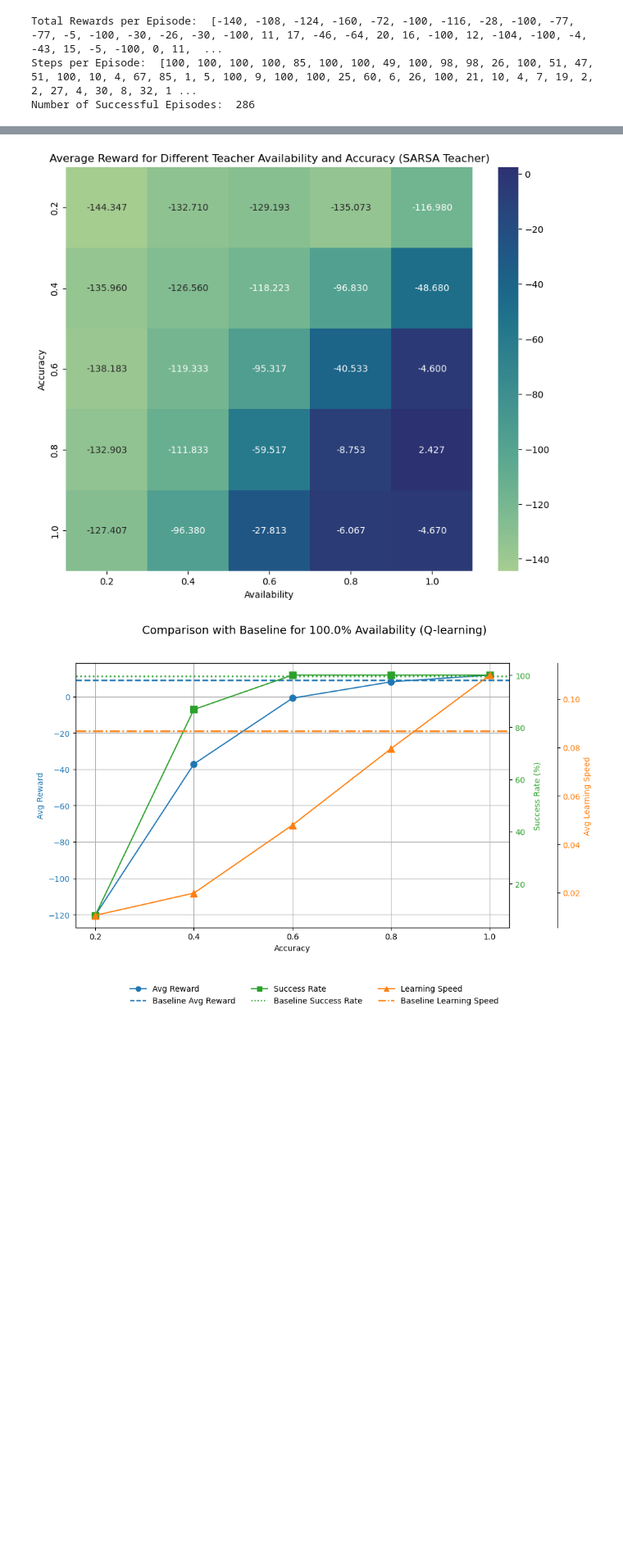
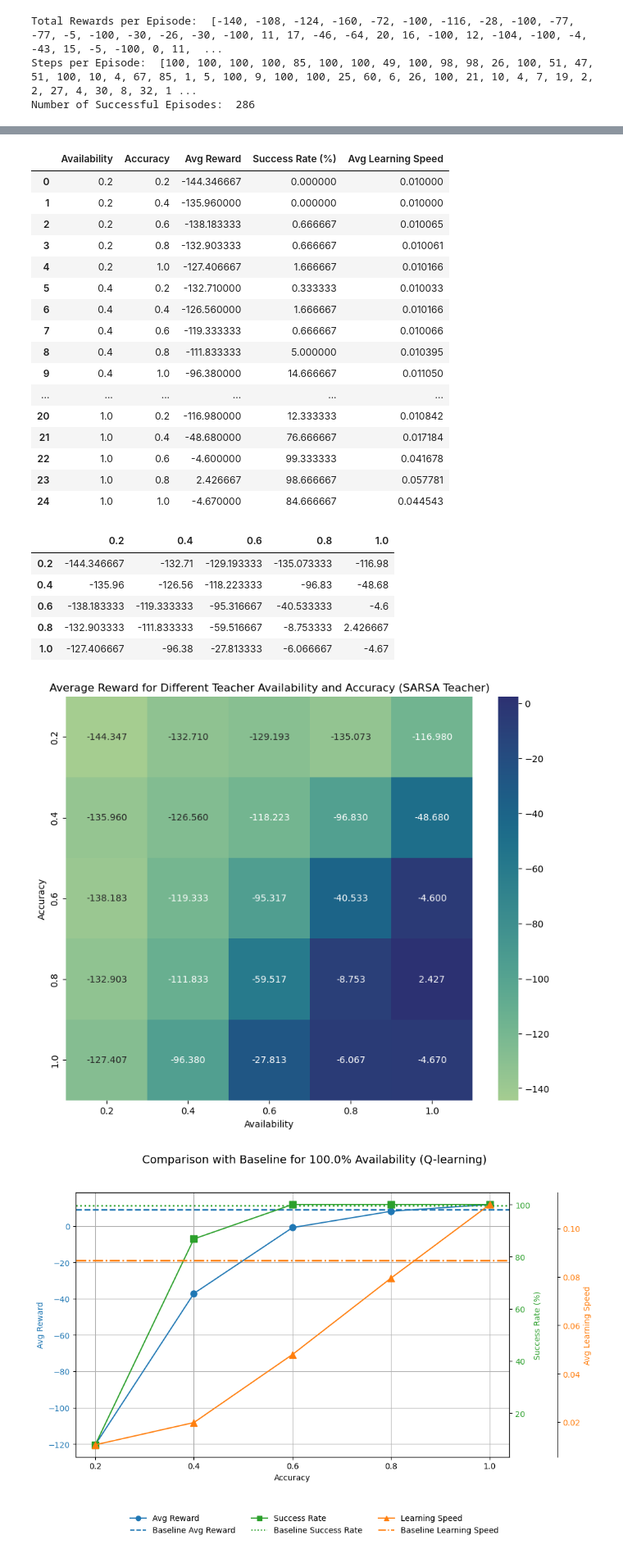
Before and after one commit to namtran3103/UNSWAI2, a Jupyter notebook: assignment2.ipynb, the cells around one changed output, grey strips where cells are left out. Shown: that part at 82% size. Cells and saved outputs as stored; diff of their text form; code cells hidden in the pictures; blank space fills up the shorter version.

```diff
--- a/assignment2.ipynb
+++ b/assignment2.ipynb
@@ -424,33 +448,59 @@ def studentSarsaTraining(a,b):
 
     # Calculate metrics
     successRateStudS = calculateSuccessRate(successfulEpStudS, maxEpisodesS)
     averageRewardPerEpStudS = calculateAverageRewardPerEpisode(totalRewardsPerEpStudS)
     averageLearningSpeedStudS = calculateAverageLearningSpeed(stepsPerEpStudS)
 
     dataFrameSarsa.loc[len(dataFrameSarsa)] = [a, b, averageRewardPerEpStudS, successRateStudS, averageLearningSpeedStudS]
     # flip b and a because index is accuracy and column is availability
     dataFrameHeatSarsa.loc[b,a] = averageRewardPerEpStudS
 
 
 for a in availability:
     for b in accuracy:
         studentSarsaTraining(a, b)
 
 envS.close()
 
+display(dataFrameSarsa)
+display(dataFrameHeatSarsa)
+
 # Save the dataframes to csv
 dataFrameSarsa.to_csv('dataFrameSarsa.csv', index=False)
 
 # Convert the data frame to numeric values for heatmap
 dataFrameHeatSarsa = dataFrameHeatSarsa.apply(pd.to_numeric)
 # Plot the heatmap
 plt.figure(figsize=(10, 8))
 sn.heatmap(dataFrameHeatSarsa, annot=True, fmt=".3f", cmap="crest")
 plt.title("Average Reward for Different Teacher Availability and Accuracy (SARSA Teacher)")
 plt.xlabel("Availability")
 plt.ylabel("Accuracy")
 plt.show()
 # %% [output]
+|  | Availability | Accuracy | Avg Reward | Success Rate (%) | Avg Learning Speed |
+| 0 | 0.2 | 0.2 | -144.346667 | 0.000000 | 0.010000 |
+| 1 | 0.2 | 0.4 | -135.960000 | 0.000000 | 0.010000 |
+| 2 | 0.2 | 0.6 | -138.183333 | 0.666667 | 0.010065 |
+| 3 | 0.2 | 0.8 | -132.903333 | 0.666667 | 0.010061 |
+| 4 | 0.2 | 1.0 | -127.406667 | 1.666667 | 0.010166 |
+| 5 | 0.4 | 0.2 | -132.710000 | 0.333333 | 0.010033 |
+| 6 | 0.4 | 0.4 | -126.560000 | 1.666667 | 0.010166 |
+| 7 | 0.4 | 0.6 | -119.333333 | 0.666667 | 0.010066 |
+| 8 | 0.4 | 0.8 | -111.833333 | 5.000000 | 0.010395 |
+| 9 | 0.4 | 1.0 | -96.380000 | 14.666667 | 0.011050 |
+| ... | ... | ... | ... | ... | ... |
+| 20 | 1.0 | 0.2 | -116.980000 | 12.333333 | 0.010842 |
+| 21 | 1.0 | 0.4 | -48.680000 | 76.666667 | 0.017184 |
+| 22 | 1.0 | 0.6 | -4.600000 | 99.333333 | 0.041678 |
+| 23 | 1.0 | 0.8 | 2.426667 | 98.666667 | 0.057781 |
+| 24 | 1.0 | 1.0 | -4.670000 | 84.666667 | 0.044543 |
+|  | 0.2 | 0.4 | 0.6 | 0.8 | 1.0 |
+| 0.2 | -144.346667 | -132.71 | -129.193333 | -135.073333 | -116.98 |
+| 0.4 | -135.96 | -126.56 | -118.223333 | -96.83 | -48.68 |
+| 0.6 | -138.183333 | -119.333333 | -95.316667 | -40.533333 | -4.6 |
+| 0.8 | -132.903333 | -111.833333 | -59.516667 | -8.753333 | 2.426667 |
+| 1.0 | -127.406667 | -96.38 | -27.813333 | -6.066667 | -4.67 |
 [figure]
 # %%
 dfLoadQ = pd.read_csv('dataFrameQlearning.csv')
```
Also changed, not shown: parts of 1 cell of this notebook.
